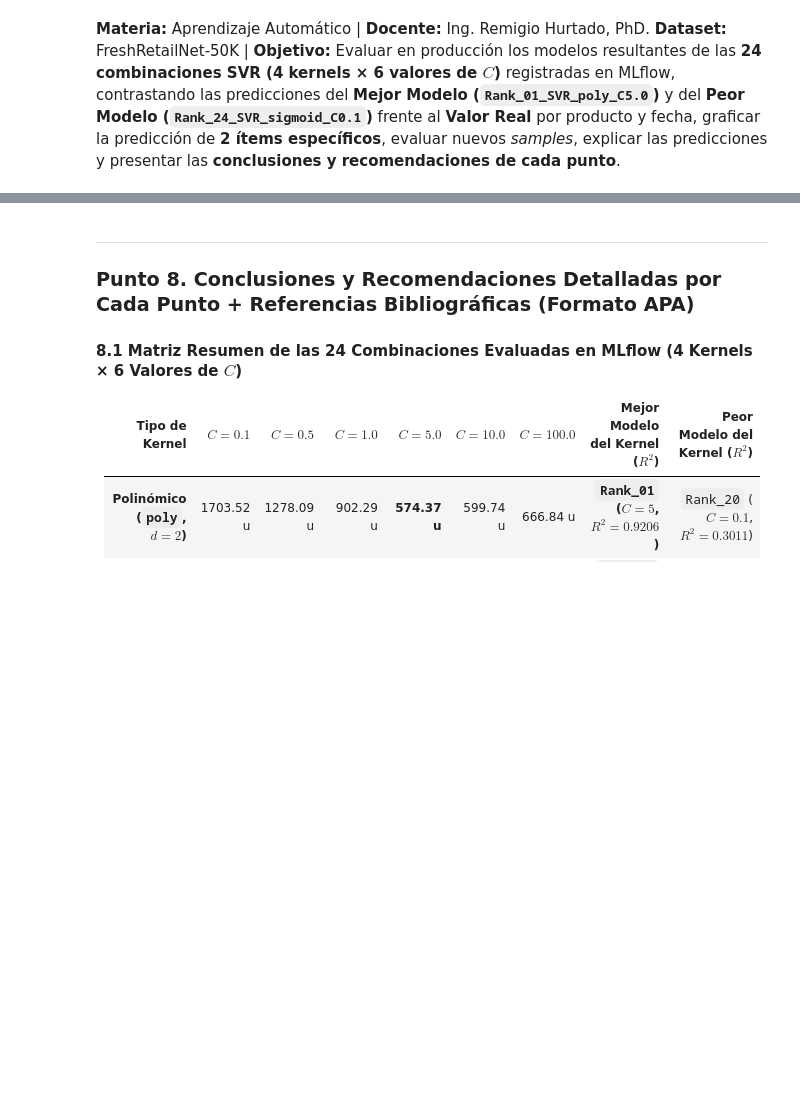
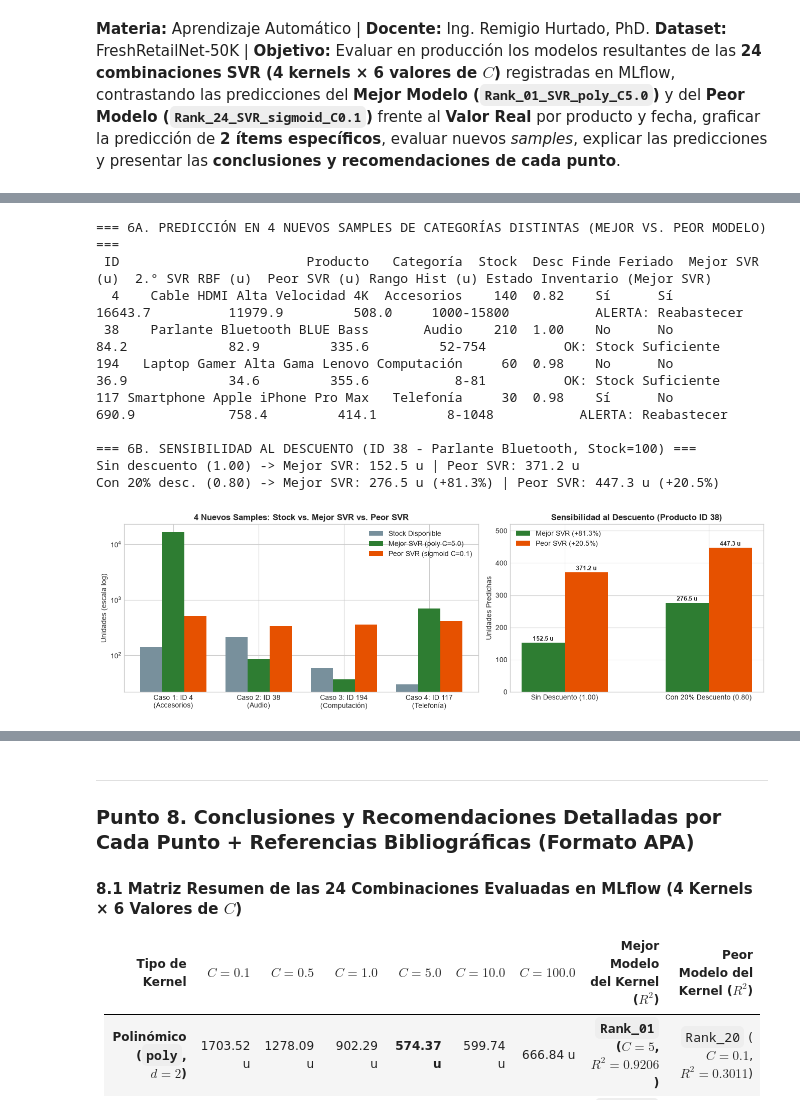
Before and after one commit to patrici0l/Aprendizaje-Automatico, a Jupyter notebook: Practica2.ipynb, the cells around one changed output, grey strips where cells are left out. Drawn from its saved outputs; the diff is of its cells as text; code cells hidden in the pictures; blank space fills up the shorter version.

```diff
--- a/Practica2.ipynb
+++ b/Practica2.ipynb
@@ -369 +222,65 @@ Sensibilidad al 20% de descuento (ID 38) -> Mejor SVR: 152.5 u a 276.5 u (+81.3%
+# %%
+rangos = df_sales.groupby('product_id')['cantidad_vendida'].agg(['min', 'max']).to_dict('index')
+
+def predecir_nuevo_sample(product_id, stock, discount=1.0, temp=18.0, dia_sem=2, feriado=0):
+    pid = int(product_id); info = catalogo[pid]; finde = int(dia_sem >= 5)
+    x_new = pd.DataFrame([{'stock_en_momento': stock, 'discount': discount, 'temperatura': temp,
+                           'dia_semana': dia_sem, 'es_fin_de_semana': finde, 'holiday_flag': feriado,
+                           'product_id': str(pid), 'categoria': info['categoria']}])
+    p_mejor, p_rbf, p_peor = [round(float(m.predict(x_new)[0]), 1) for m in (modelo_mejor, modelo_rbf, modelo_peor)]
+    return {
+        "ID": pid, "Producto": info['nombre'], "Categoría": info['categoria'], "Stock": stock,
+        "Desc": discount, "Finde": "Sí" if finde else "No", "Feriado": "Sí" if feriado else "No",
+        "Mejor SVR (u)": p_mejor, "2.° SVR RBF (u)": p_rbf, "Peor SVR (u)": p_peor,
+        "Rango Hist (u)": f"{rangos[pid]['min']}-{rangos[pid]['max']}",
+        "Estado Inventario (Mejor SVR)": "ALERTA: Reabastecer" if p_mejor > stock else "OK: Stock Suficiente"
+    }
+
+df_casos = pd.DataFrame([
+    predecir_nuevo_sample(4,   stock=140, discount=0.82, temp=16.0, dia_sem=6, feriado=1),
+    predecir_nuevo_sample(38,  stock=210, discount=1.00, temp=18.5, dia_sem=1, feriado=0),
+    predecir_nuevo_sample(194, stock=60,  discount=0.98, temp=19.0, dia_sem=2, feriado=0),
+    predecir_nuevo_sample(117, stock=30,  discount=0.98, temp=18.5, dia_sem=5, feriado=0),
+])
+print("=== 6A. PREDICCIÓN EN 4 NUEVOS SAMPLES DE CATEGORÍAS DISTINTAS (MEJOR VS. PEOR MODELO) ===")
+print(df_casos.to_string(index=False))
+
+s0 = predecir_nuevo_sample(38, stock=100, discount=1.00, temp=18.0, dia_sem=5, feriado=0)
+s1 = predecir_nuevo_sample(38, stock=100, discount=0.80, temp=18.0, dia_sem=5, feriado=0)
+d_mej = (s1["Mejor SVR (u)"] / s0["Mejor SVR (u)"] - 1) * 100
+d_peo = (s1["Peor SVR (u)"]  / s0["Peor SVR (u)"]  - 1) * 100
+print(f"\n=== 6B. SENSIBILIDAD AL DESCUENTO (ID 38 - Parlante Bluetooth, Stock=100) ===")
+print(f"Sin descuento (1.00) -> Mejor SVR: {s0['Mejor SVR (u)']} u | Peor SVR: {s0['Peor SVR (u)']} u")
+print(f"Con 20% desc. (0.80) -> Mejor SVR: {s1['Mejor SVR (u)']} u ({d_mej:+.1f}%) | Peor SVR: {s1['Peor SVR (u)']} u ({d_peo:+.1f}%)")
+
+fig, (ax1, ax2) = plt.subplots(1, 2, figsize=(13.5, 4.2), gridspec_kw={'width_ratios': [1.4, 1.0]})
+x = np.arange(len(df_casos)); w = 0.26
+ax1.bar(x - w, df_casos['Stock'],         w, label='Stock Disponible', color='#78909C')
+ax1.bar(x,     df_casos['Mejor SVR (u)'], w, label='Mejor SVR (poly C=5.0)', color='#2E7D32')
+ax1.bar(x + w, df_casos['Peor SVR (u)'],  w, label='Peor SVR (sigmoid C=0.1)', color='#E65100')
+ax1.set_xticks(x); ax1.set_xticklabels([f"Caso {i+1}: ID {r['ID']}\n({r['Categoría']})" for i, (_, r) in enumerate(df_casos.iterrows())])
+ax1.set_yscale('log'); ax1.set_ylabel('Unidades (escala log)')
+ax1.set_title('4 Nuevos Samples: Stock vs. Mejor SVR vs. Peor SVR', fontweight='bold'); ax1.legend()
+
+x2 = np.arange(2); w2 = 0.30
+b_m = ax2.bar(x2 - w2/2, [s0['Mejor SVR (u)'], s1['Mejor SVR (u)']], w2, label=f'Mejor SVR ({d_mej:+.1f}%)', color='#2E7D32')
+b_p = ax2.bar(x2 + w2/2, [s0['Peor SVR (u)'],  s1['Peor SVR (u)']],  w2, label=f'Peor SVR ({d_peo:+.1f}%)',  color='#E65100')
+for b in list(b_m) + list(b_p):
+    ax2.annotate(f"{b.get_height():.1f} u", (b.get_x() + b.get_width()/2, b.get_height()), xytext=(0, 3), textcoords='offset points', ha='center', fontweight='bold', fontsize=8.8)
+ax2.set_xticks(x2); ax2.set_xticklabels(['Sin Descuento (1.00)', 'Con 20% Descuento (0.80)'])
+ax2.set_ylim(0, 520); ax2.set_ylabel('Unidades Predichas')
+ax2.set_title('Sensibilidad al Descuento (Producto ID 38)', fontweight='bold'); ax2.legend()
+plt.tight_layout(); plt.show()
+# %% [output]
+=== 6A. PREDICCIÓN EN 4 NUEVOS SAMPLES DE CATEGORÍAS DISTINTAS (MEJOR VS. PEOR MODELO) ===
+ ID                        Producto   Categoría  Stock  Desc Finde Feriado  Mejor SVR (u)  2.° SVR RBF (u)  Peor SVR (u) Rango Hist (u) Estado Inventario (Mejor SVR)
+  4    Cable HDMI Alta Velocidad 4K  Accesorios    140  0.82    Sí      Sí        16643.7          11979.9         508.0     1000-15800           ALERTA: Reabastecer
+ 38    Parlante Bluetooth BLUE Bass       Audio    210  1.00    No      No           84.2             82.9         335.6         52-754          OK: Stock Suficiente
+194   Laptop Gamer Alta Gama Lenovo Computación     60  0.98    No      No           36.9             34.6         355.6           8-81          OK: Stock Suficiente
+117 Smartphone Apple iPhone Pro Max   Telefonía     30  0.98    Sí      No          690.9            758.4         414.1         8-1048           ALERTA: Reabastecer
+
+=== 6B. SENSIBILIDAD AL DESCUENTO (ID 38 - Parlante Bluetooth, Stock=100) ===
+Sin descuento (1.00) -> Mejor SVR: 152.5 u | Peor SVR: 371.2 u
+Con 20% desc. (0.80) -> Mejor SVR: 276.5 u (+81.3%) | Peor SVR: 447.3 u (+20.5%)
+[figure, added]
 # %% [markdown]
```
Also changed, not shown: parts of 20 cells of this notebook, 4 other files.
